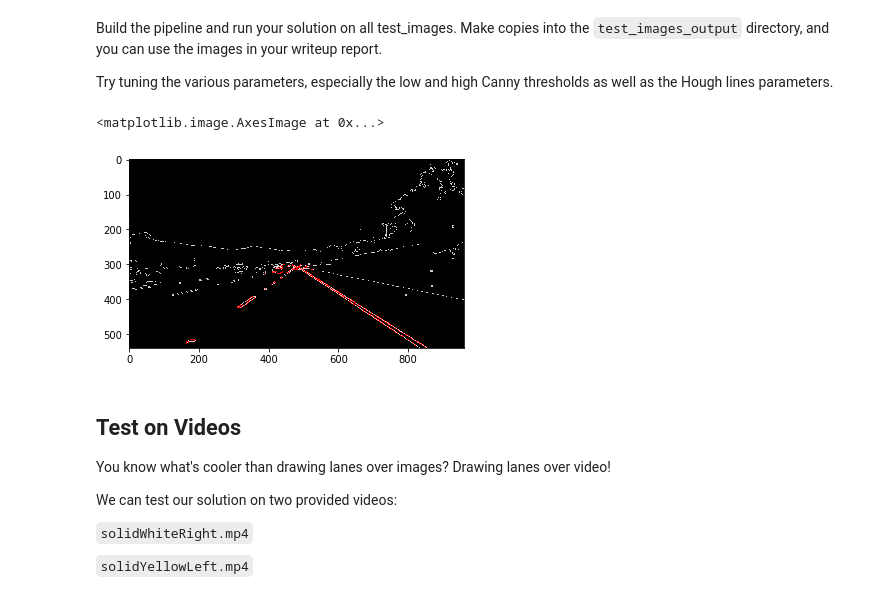
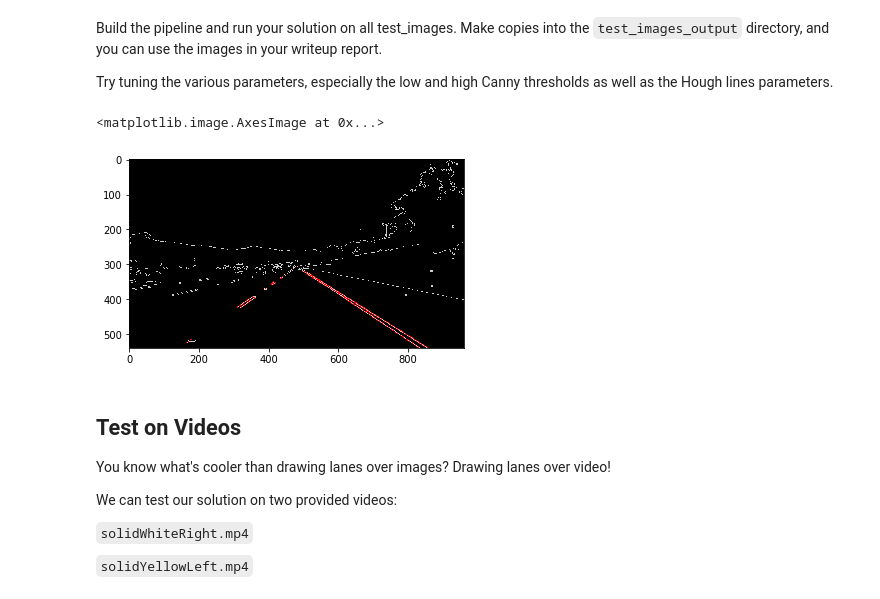
Before and after one commit to minkvsky/CarND-LaneLines-P1, a Jupyter notebook: P1.ipynb, the cells around one changed output. Cells and saved outputs as stored; diff of their text form; code cells hidden in the pictures.

```diff
--- a/P1.ipynb
+++ b/P1.ipynb
@@ -195,29 +195,30 @@ Try tuning the various parameters, especially the low and high Canny thresholds
 # %%
 # TODO: Build your pipeline that will draw lane lines on the test_images
 # then save them to the test_images_output directory.
 gray = grayscale(image)
 kernel_size = 5
 blur_gray = gaussian_blur(gray, kernel_size)
 low_threshold = 50
 high_threshold = 150
 edges = canny(blur_gray, low_threshold, high_threshold)
 
 imshape = gray.shape
-vertices = np.array([[(0,imshape[0]),(440, 300), (500, 300), (imshape[1],imshape[0])]], dtype=np.int32)
+vertices = np.array([[(0,imshape[0]),(440, 330), (500, 320), (imshape[1],imshape[0])]], dtype=np.int32)
 masked_edges = region_of_interest(edges, vertices)
 
 rho = 1
 theta = np.pi/180
 threshold = 1
 min_line_len = 4
 max_line_gap = 4
 line_img = hough_lines(masked_edges, rho, theta, threshold, min_line_len, max_line_gap)
 initial_img = np.dstack((edges, edges, edges))
 lines_edges = weighted_img(line_img, initial_img, α=0.8, β=1., λ=0.)
+cv2.imwrite('test_images_output/test_images.jpg', lines_edges)
 plt.imshow(lines_edges)
 # %% [output]
 <matplotlib.image.AxesImage at 0x...>
-[figure, old version]
+[figure, new version]
 # %% [markdown]
 ## Test on Videos
 
```
Also changed, not shown: parts of 1 cell of this notebook.
